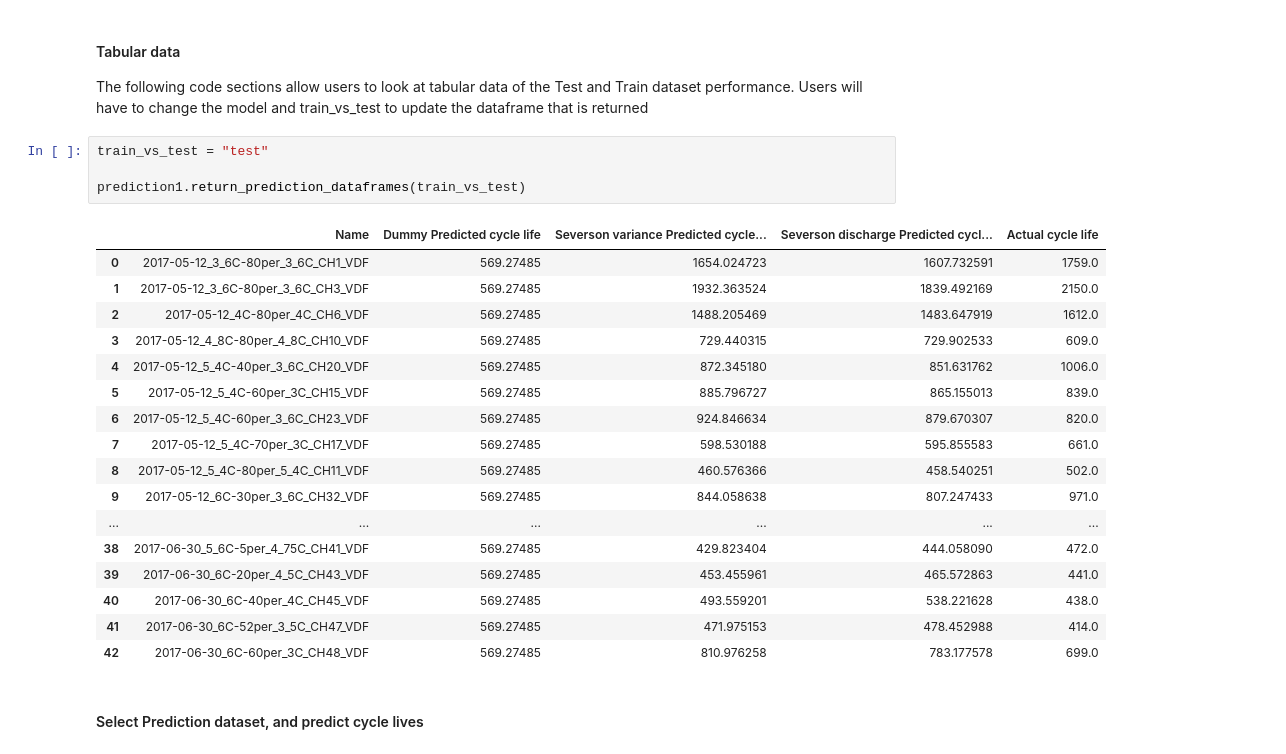
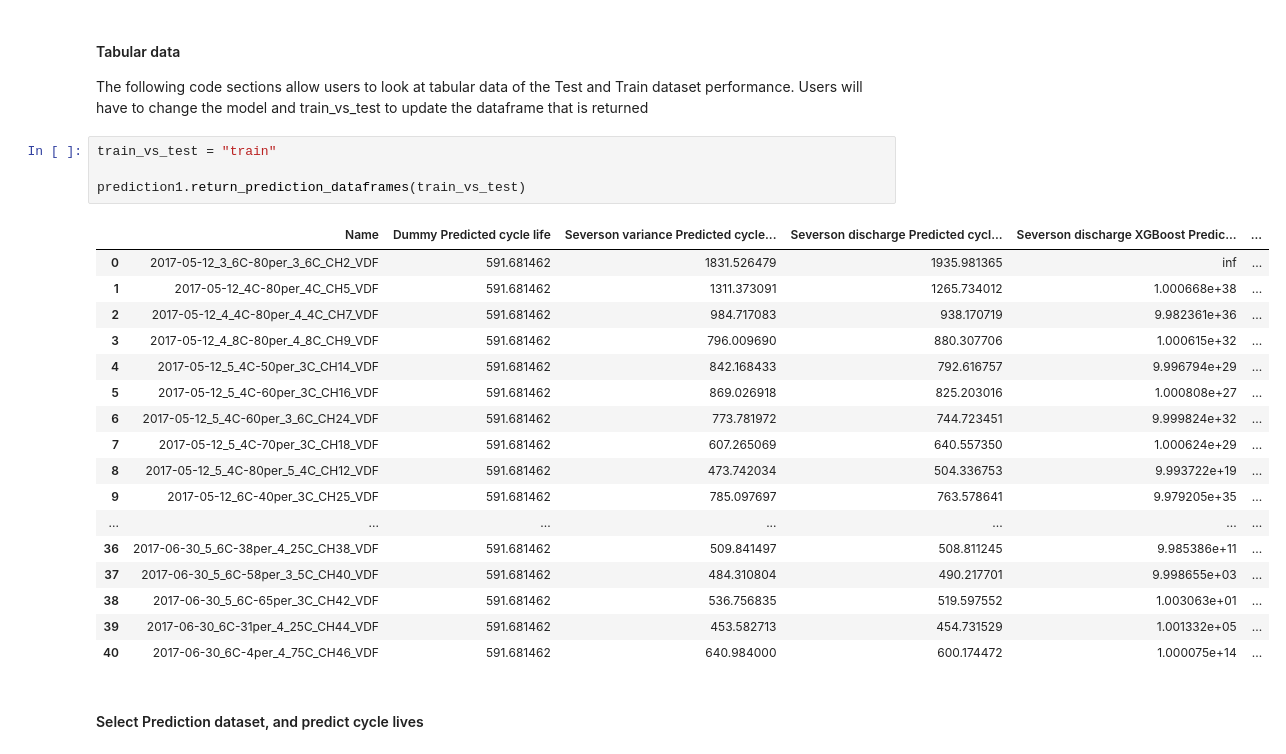
Before and after one commit to Voltaiq/vce_Severson-Generalized-Cycle-Life-Prediction_ca667ebf, a Jupyter notebook: CL_Prediction_Severson2019.ipynb, the cells around one changed output. Cells and saved outputs as stored; diff of their text form.

Commit message:
add xgboost model

```diff
--- a/CL_Prediction_Severson2019.ipynb
+++ b/CL_Prediction_Severson2019.ipynb
@@ -364,27 +319,27 @@ for grp in unique_grps:
 #### Tabular data
 The following code sections allow users to look at tabular data of the Test and Train dataset performance. Users will have to change the model and train_vs_test to update the dataframe that is returned
 # %%
-train_vs_test = "test"
+train_vs_test = "train"
 
 prediction1.return_prediction_dataframes(train_vs_test)
 # %% [output]
-|  | Name | Dummy Predicted cycle life | Severson variance Predicted cycle... | Severson discharge Predicted cycl... | Actual cycle life |
-| 0 | 2017-05-12_3_6C-80per_3_6C_CH1_VDF | 569.27485 | 1654.024723 | 1607.732591 | 1759.0 |
-| 1 | 2017-05-12_3_6C-80per_3_6C_CH3_VDF | 569.27485 | 1932.363524 | 1839.492169 | 2150.0 |
-| 2 | 2017-05-12_4C-80per_4C_CH6_VDF | 569.27485 | 1488.205469 | 1483.647919 | 1612.0 |
-| 3 | 2017-05-12_4_8C-80per_4_8C_CH10_VDF | 569.27485 | 729.440315 | 729.902533 | 609.0 |
-| 4 | 2017-05-12_5_4C-40per_3_6C_CH20_VDF | 569.27485 | 872.345180 | 851.631762 | 1006.0 |
-| 5 | 2017-05-12_5_4C-60per_3C_CH15_VDF | 569.27485 | 885.796727 | 865.155013 | 839.0 |
-| 6 | 2017-05-12_5_4C-60per_3_6C_CH23_VDF | 569.27485 | 924.846634 | 879.670307 | 820.0 |
-| 7 | 2017-05-12_5_4C-70per_3C_CH17_VDF | 569.27485 | 598.530188 | 595.855583 | 661.0 |
-| 8 | 2017-05-12_5_4C-80per_5_4C_CH11_VDF | 569.27485 | 460.576366 | 458.540251 | 502.0 |
-| 9 | 2017-05-12_6C-30per_3_6C_CH32_VDF | 569.27485 | 844.058638 | 807.247433 | 971.0 |
-| ... | ... | ... | ... | ... | ... |
-| 38 | 2017-06-30_5_6C-5per_4_75C_CH41_VDF | 569.27485 | 429.823404 | 444.058090 | 472.0 |
-| 39 | 2017-06-30_6C-20per_4_5C_CH43_VDF | 569.27485 | 453.455961 | 465.572863 | 441.0 |
-| 40 | 2017-06-30_6C-40per_4C_CH45_VDF | 569.27485 | 493.559201 | 538.221628 | 438.0 |
-| 41 | 2017-06-30_6C-52per_3_5C_CH47_VDF | 569.27485 | 471.975153 | 478.452988 | 414.0 |
-| 42 | 2017-06-30_6C-60per_3C_CH48_VDF | 569.27485 | 810.976258 | 783.177578 | 699.0 |
+|  | Name | Dummy Predicted cycle life | Severson variance Predicted cycle... | Severson discharge Predicted cycl... | Severson discharge XGBoost Predic... | ... |
+| 0 | 2017-05-12_3_6C-80per_3_6C_CH2_VDF | 591.681462 | 1831.526479 | 1935.981365 | inf | ... |
+| 1 | 2017-05-12_4C-80per_4C_CH5_VDF | 591.681462 | 1311.373091 | 1265.734012 | 1.000668e+38 | ... |
+| 2 | 2017-05-12_4_4C-80per_4_4C_CH7_VDF | 591.681462 | 984.717083 | 938.170719 | 9.982361e+36 | ... |
+| 3 | 2017-05-12_4_8C-80per_4_8C_CH9_VDF | 591.681462 | 796.009690 | 880.307706 | 1.000615e+32 | ... |
+| 4 | 2017-05-12_5_4C-50per_3C_CH14_VDF | 591.681462 | 842.168433 | 792.616757 | 9.996794e+29 | ... |
+| 5 | 2017-05-12_5_4C-60per_3C_CH16_VDF | 591.681462 | 869.026918 | 825.203016 | 1.000808e+27 | ... |
+| 6 | 2017-05-12_5_4C-60per_3_6C_CH24_VDF | 591.681462 | 773.781972 | 744.723451 | 9.999824e+32 | ... |
+| 7 | 2017-05-12_5_4C-70per_3C_CH18_VDF | 591.681462 | 607.265069 | 640.557350 | 1.000624e+29 | ... |
+| 8 | 2017-05-12_5_4C-80per_5_4C_CH12_VDF | 591.681462 | 473.742034 | 504.336753 | 9.993722e+19 | ... |
+| 9 | 2017-05-12_6C-40per_3C_CH25_VDF | 591.681462 | 785.097697 | 763.578641 | 9.979205e+35 | ... |
+| ... | ... | ... | ... | ... | ... | ... |
+| 36 | 2017-06-30_5_6C-38per_4_25C_CH38_VDF | 591.681462 | 509.841497 | 508.811245 | 9.985386e+11 | ... |
+| 37 | 2017-06-30_5_6C-58per_3_5C_CH40_VDF | 591.681462 | 484.310804 | 490.217701 | 9.998655e+03 | ... |
+| 38 | 2017-06-30_5_6C-65per_3C_CH42_VDF | 591.681462 | 536.756835 | 519.597552 | 1.003063e+01 | ... |
+| 39 | 2017-06-30_6C-31per_4_25C_CH44_VDF | 591.681462 | 453.582713 | 454.731529 | 1.001332e+05 | ... |
+| 40 | 2017-06-30_6C-4per_4_75C_CH46_VDF | 591.681462 | 640.984000 | 600.174472 | 1.000075e+14 | ... |
 # %% [markdown]
 #### Select Prediction dataset, and predict cycle lives
 # %%
```
Also changed, not shown: parts of 14 cells of this notebook, 1 other file.
